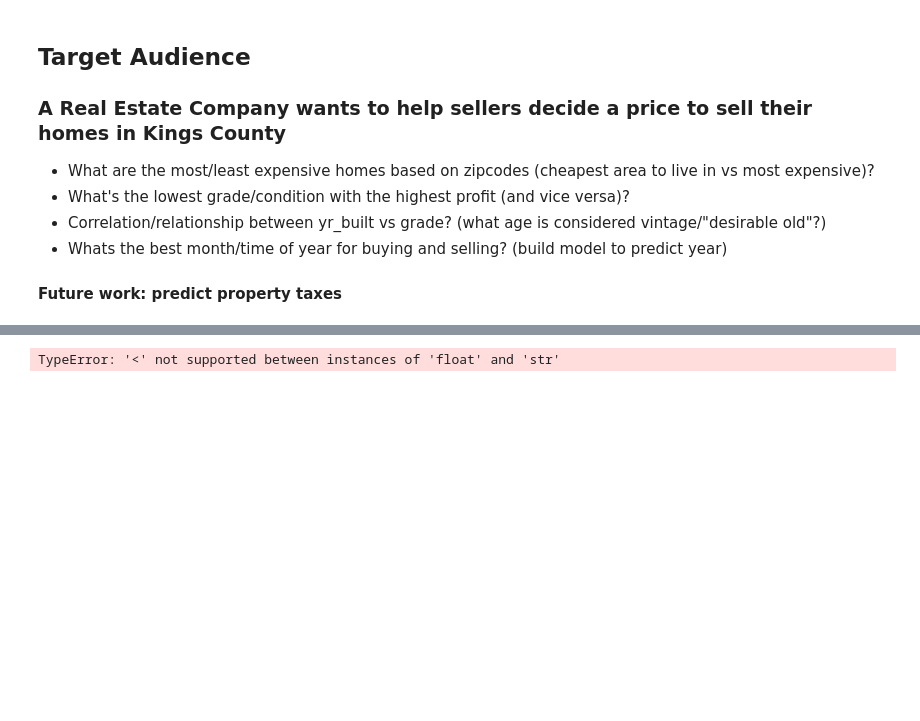
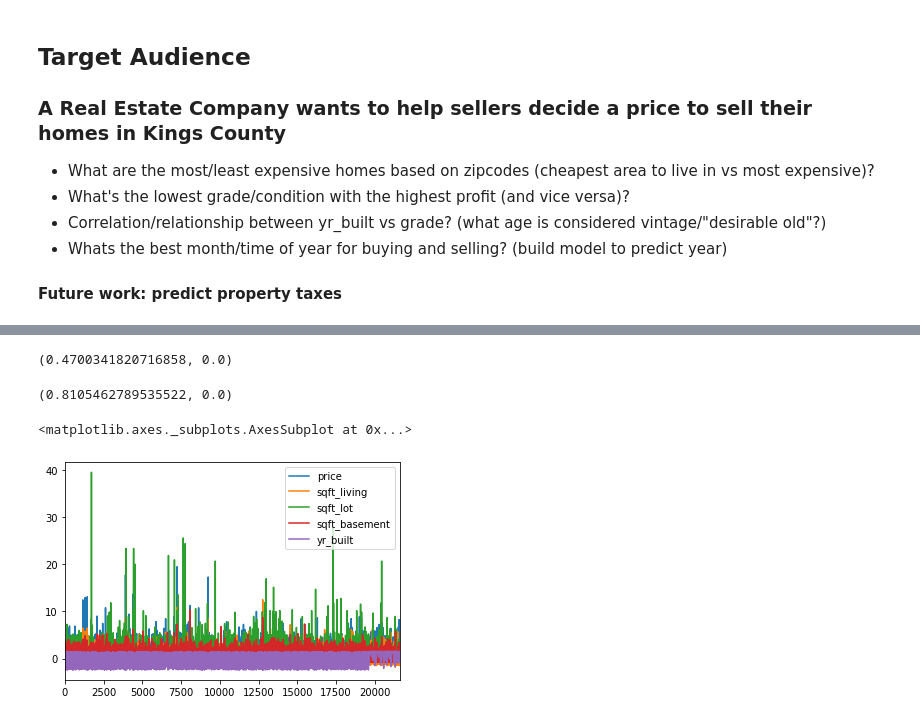
Before and after one commit to EricaSG/dsc-mod-2-project-v2-1-onl01-dtsc-ft-041320, a Jupyter notebook: student.ipynb, the cells around one changed output, grey strips where cells are left out. Saved outputs shown, nothing was run; the diff lists cells and outputs as text; code cells hidden in the pictures; blank space fills up the shorter version.

Commit message:
Day 2: Prelim Model Building

```diff
--- a/student.ipynb
+++ b/student.ipynb
@@ -316,3 +337,6 @@ plt.show() # ta-da!
 # %%
 #Linearity- Grade vs Bathrooms-- evaluate these guys
 # Drop grade and keep condition?? Evaluate after Model Draft 1
+# %%
+df_cont = df[continuous]
+df_cont.head()
@@ -319,5 +350,5 @@ plt.show() # ta-da!
 # %%
-df_cont = df.drop(['sqft_above'], axis=1) #sqrt living and above are collinear. Dropping living because basement sqft is included
+df_cont = df_cont.drop(['sqft_above'], axis=1) #sqrt living and above are collinear. Dropping living because basement sqft is included
 # %% [markdown]
 ## Target Audience
 ### A Real Estate Company wants to help sellers decide a price to sell their homes in Kings County
@@ -327,3 +358,7 @@ df_cont = df.drop(['sqft_above'], axis=1) #sqrt living and above are collinear.
 * Whats the best month/time of year for buying and selling? (build model to predict year)
 
 #### Future work: predict property taxes
+# %%
+norm_check = df_cont.drop(['date'], axis=1)
+norm_check.head()
+#print(continuous)
@@ -330,12 +372,9 @@ df_cont = df.drop(['sqft_above'], axis=1) #sqrt living and above are collinear.
 # %%
-#Standardize & Normalize Cont. Data
-#yr_built
-#KS Test & shapiro will tell us if we need to normalize
+#Perform Shapiro Test to check for normality
 
 from scipy import stats
 
-cont_array = np.array(df_cont) #convert continuous df to np_array to peform shapiro test
-#stats.shapiro(cont_array)
-#stats.kstest(cont_array,'norm')
+cont_array = np.array(norm_check) #convert continuous df to np_array to peform shapiro test
+stats.shapiro(cont_array)
 # %% [output]
-TypeError: '<' not supported between instances of 'float' and 'str'
+(0.4700341820716858, 0.0)
@@ -343,0 +381,19 @@ TypeError: '<' not supported between instances of 'float' and 'str'
+# %%
+# Our P-value > 0.05, but we will make the data more normal to see how it impacts the model performance
+def norm_feat(series):
+    return (series - series.mean())/series.std()
+for feat in norm_check.columns:
+    df[feat] = norm_feat(df[feat])
+df.describe()
+
+norm_df = norm_feat(norm_check)
+# %%
+cont_array = np.array(norm_df)
+stats.shapiro(cont_array)
+# %% [output]
+(0.8105462789535522, 0.0)
+# %%
+norm_df.plot()
+# %% [output]
+<matplotlib.axes._subplots.AxesSubplot at 0x...>
+[figure, added]
```
Also changed, not shown: parts of 28 cells of this notebook.
